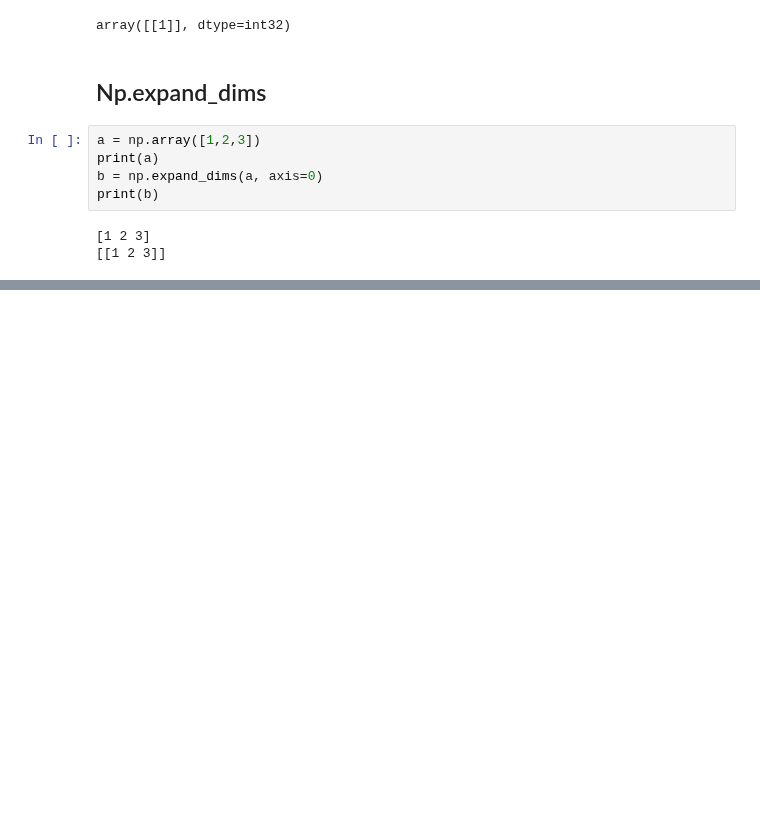
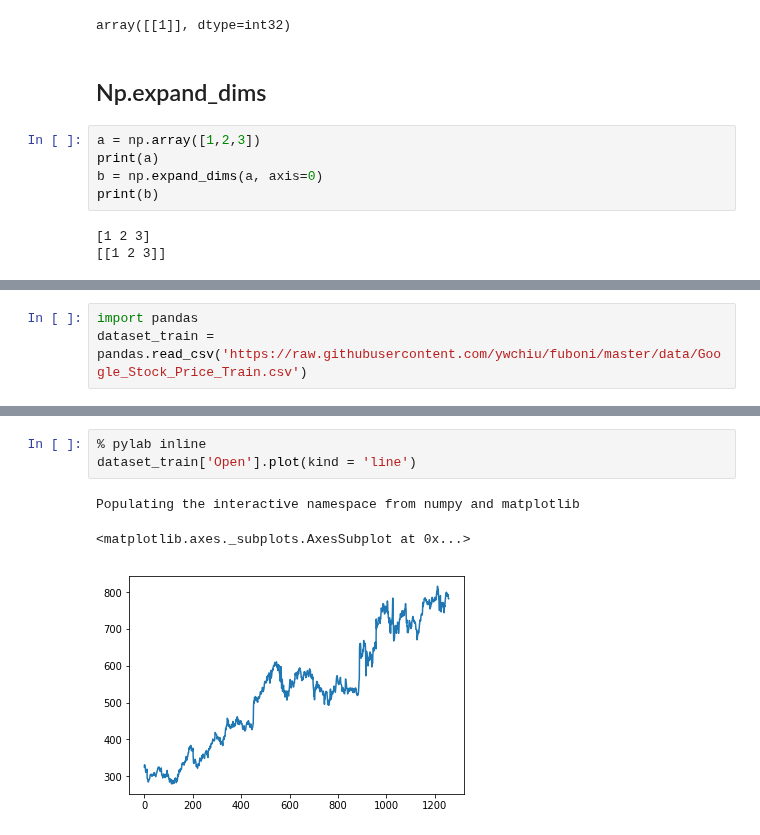
Before and after one commit to ywchiu/fuboni, a Jupyter notebook: Demo20171228.ipynb, the cells around one changed output, grey strips where cells are left out. Cells and saved outputs as stored; diff of their text form; blank space fills up the shorter version.

Commit message:
add cnn dataset

```diff
--- a/Demo20171228.ipynb
+++ b/Demo20171228.ipynb
@@ -115,0 +150,3 @@ print(b)
+# %%
+import pandas
+dataset_train = pandas.read_csv('https://raw.githubusercontent.com/ywchiu/fuboni/master/data/Google_Stock_Price_Train.csv')
@@ -115,0 +162,7 @@ print(b)
+# %%
+% pylab inline
+dataset_train['Open'].plot(kind = 'line')
+# %% [output]
+Populating the interactive namespace from numpy and matplotlib
+<matplotlib.axes._subplots.AxesSubplot at 0x...>
+[figure, added]
```
Also changed, not shown: parts of 17 cells of this notebook.
